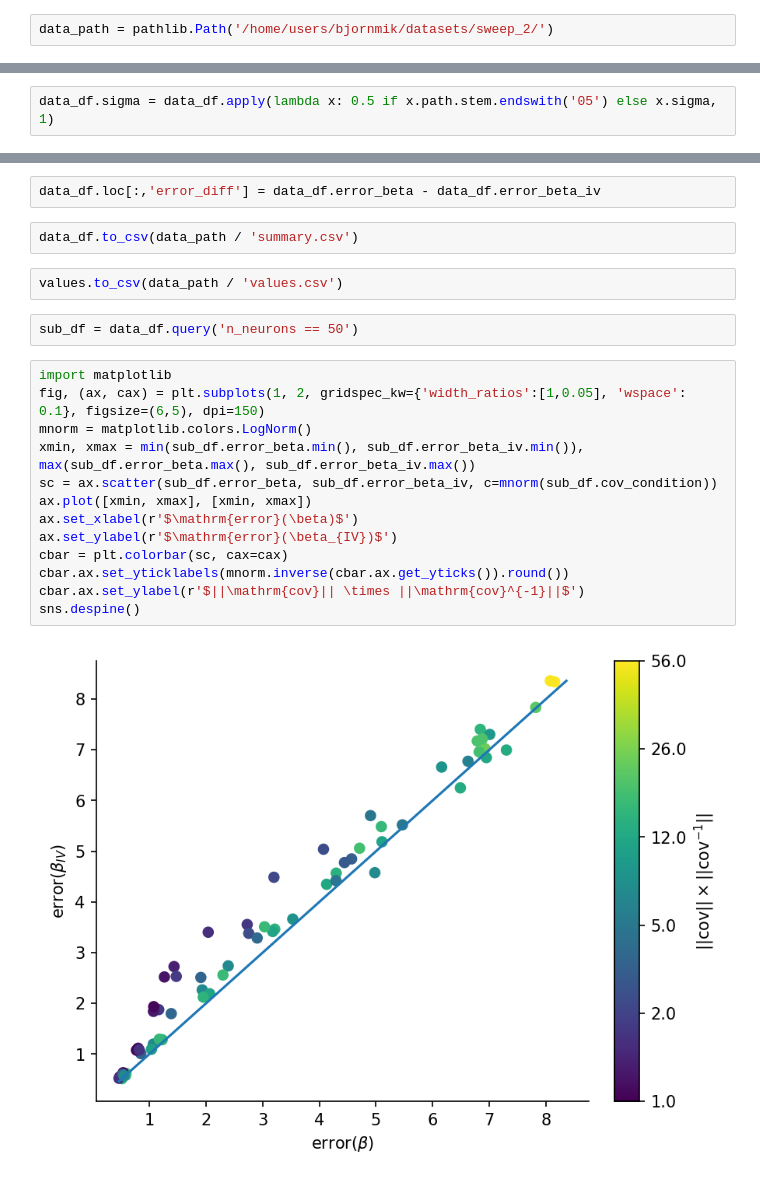
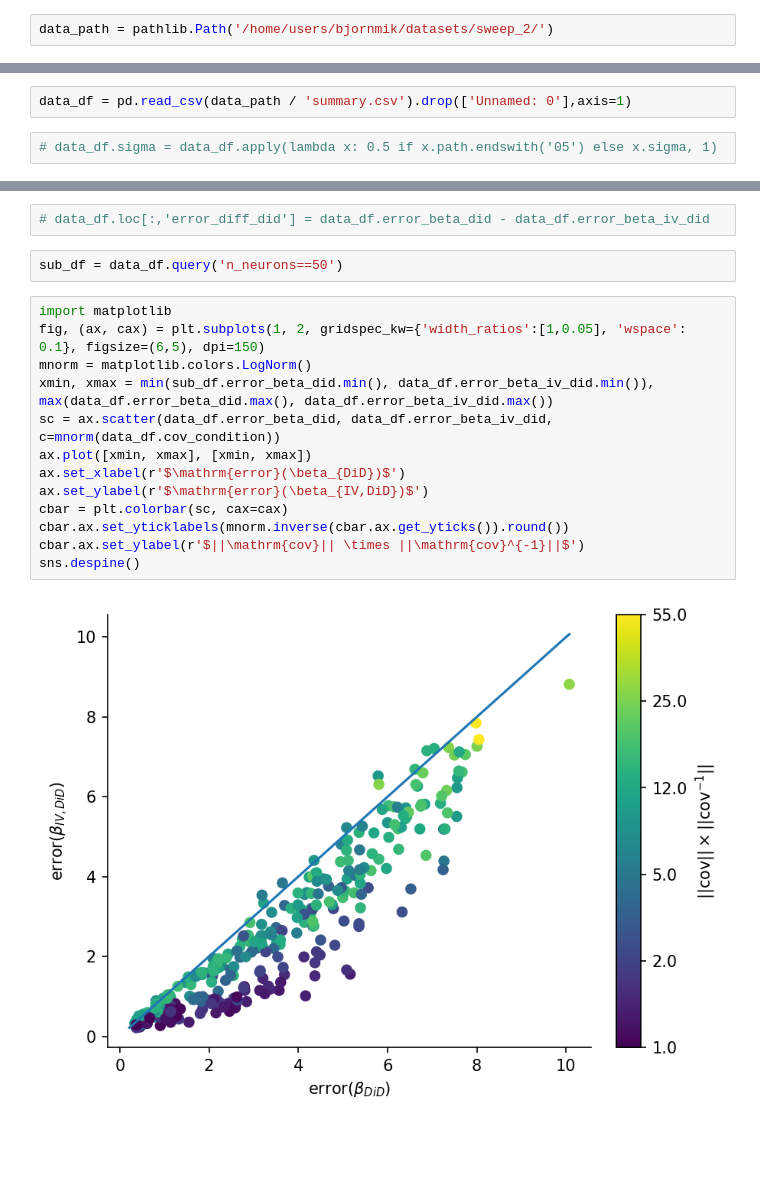
Before and after one commit to lepmik/causal-optoconnectics, a Jupyter notebook: notebooks/Figure_2.ipynb, the cells around one changed output, grey strips where cells are left out. Drawn from its saved outputs; the diff is of its cells as text; blank space fills up the shorter version.

```diff
--- a/notebooks/Figure_2.ipynb
+++ b/notebooks/Figure_2.ipynb
@@ -106,2 +25,4 @@ data_df = data_df.astype({'stim_strength': float, 'sigma': float, 'n_neurons': i
+# %%
+data_df = pd.read_csv(data_path / 'summary.csv').drop(['Unnamed: 0'],axis=1)
 # %%
-data_df.sigma = data_df.apply(lambda x: 0.5 if x.path.stem.endswith('05') else x.sigma, 1)
+# data_df.sigma = data_df.apply(lambda x: 0.5 if x.path.endswith('05') else x.sigma, 1)
@@ -178,23 +29,19 @@ for i, row in tqdm(data_df.iterrows(), total=len(data_df)):
-# %%
-data_df.loc[:,'error_diff'] = data_df.error_beta - data_df.error_beta_iv
-# %%
-data_df.to_csv(data_path / 'summary.csv')
-# %%
-values.to_csv(data_path / 'values.csv')
+# %%
+# data_df.loc[:,'error_diff_did'] = data_df.error_beta_did - data_df.error_beta_iv_did
 # %%
-sub_df = data_df.query('n_neurons == 50')
+sub_df = data_df.query('n_neurons==50')
 # %%
 import matplotlib
 fig, (ax, cax) = plt.subplots(1, 2, gridspec_kw={'width_ratios':[1,0.05], 'wspace': 0.1}, figsize=(6,5), dpi=150)
 mnorm = matplotlib.colors.LogNorm()
-xmin, xmax = min(sub_df.error_beta.min(), sub_df.error_beta_iv.min()), max(sub_df.error_beta.max(), sub_df.error_beta_iv.max())
-sc = ax.scatter(sub_df.error_beta, sub_df.error_beta_iv, c=mnorm(sub_df.cov_condition))
+xmin, xmax = min(sub_df.error_beta_did.min(), data_df.error_beta_iv_did.min()), max(data_df.error_beta_did.max(), data_df.error_beta_iv_did.max())
+sc = ax.scatter(data_df.error_beta_did, data_df.error_beta_iv_did, c=mnorm(data_df.cov_condition))
 ax.plot([xmin, xmax], [xmin, xmax])
-ax.set_xlabel(r'$\mathrm{error}(\beta)$')
-ax.set_ylabel(r'$\mathrm{error}(\beta_{IV})$')
+ax.set_xlabel(r'$\mathrm{error}(\beta_{DiD})$')
+ax.set_ylabel(r'$\mathrm{error}(\beta_{IV,DiD})$')
 cbar = plt.colorbar(sc, cax=cax)
 cbar.ax.set_yticklabels(mnorm.inverse(cbar.ax.get_yticks()).round())
 cbar.ax.set_ylabel(r'$||\mathrm{cov}|| \times ||\mathrm{cov}^{-1}||$')
 sns.despine()
 # %% [output]
-[figure, old version]
+[figure, new version]
```
Also changed, not shown: parts of 15 cells of this notebook.
